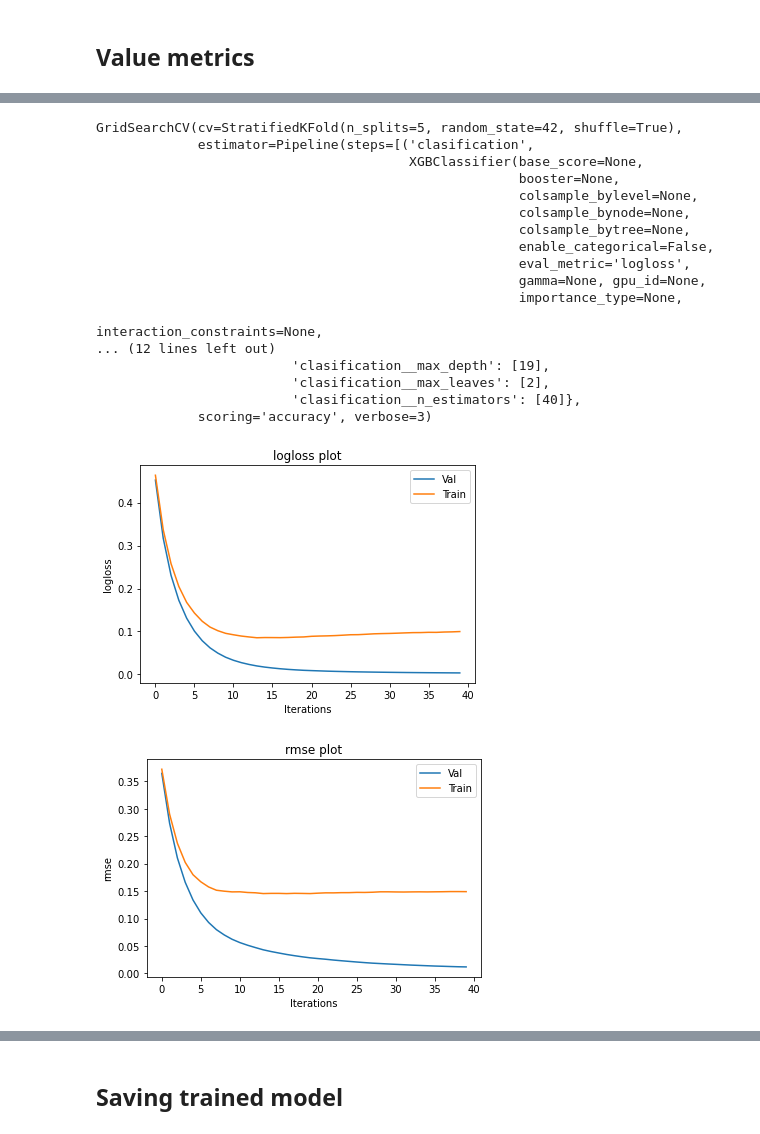
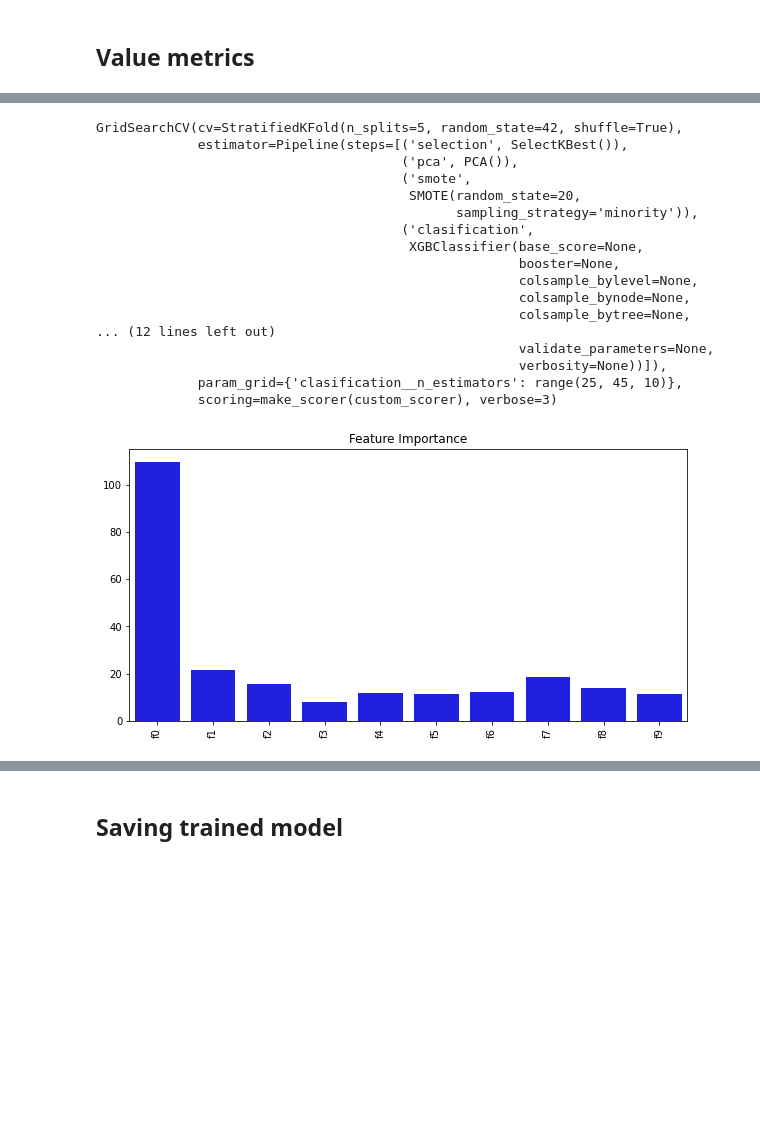
Before and after one commit to softgitron/team3-data-mining, a Jupyter notebook: src/xgboost_model.ipynb, the cells around one changed output, grey strips where cells are left out. Drawn from its saved outputs; the diff is of its cells as text; code cells hidden in the pictures; blank space fills up the shorter version.

Commit message:
# Changes to XGBOOST preprocessing part and Hyper parameter optimisation part.

```diff
--- a/src/xgboost_model.ipynb
+++ b/src/xgboost_model.ipynb
@@ -30,16 +33,8 @@ environment_variables = dir()
 ## Definition of model related constants
 # %%
 # Input parameters
-TRAINING_FILES = ["../data/original/training_dataset.csv"
-, "..\data\preprocessed\difference_preprocessed_training_dataset.csv"
-, "..\data\preprocessed\ole_RemoveOutliers_and_preprocessing_pipe_training_dataset.csv"]
-EVALUATION_FILES = ["../data/original/evaluation_dataset.csv"
-, "..\data\preprocessed\difference_preprocessed_evaluation_dataset.csv"
-, "..\data\preprocessed\ole_RemoveOutliers_and_preprocessing_pipe_evaluation_dataset.csv"]
-
-FILE_N = 0
-INPUT_TRAINING_FILE = TRAINING_FILES[FILE_N] # "../data/original/training_dataset.csv"
-INPUT_EVALUATION_FILE = EVALUATION_FILES[FILE_N] # "../data/original/evaluation_dataset.csv"
+INPUT_TRAINING_FILE =  "../data/original/training_dataset.csv"
+INPUT_EVALUATION_FILE = "../data/original/evaluation_dataset.csv"
 
 # Output parameters
 METHOD_NAME = "xgboost"
@@ -55,6 +50,8 @@ HYPER_PARAMETER_CLASS_WEIGHT = "balanced"
 HYPER_PARAMETER_OPTIMIZATION_SCORING = "accuracy"
 HYPER_PARAMETER_OPTIMIZATION_CV = 5
 
+HYPER_PARAMETER_OPTIMIZATION_BETA = 2
+
 # Cross validation parameters
 CROSS_VALIDATION_CV = 5
 
@@ -66,9 +63,9 @@ LABELS = ["Operational", "Bankrupt"]
 RANDOM_SEED = 42
 #####################
 
+def custom_scorer(y_true, y_pred):
+    return fbeta_score(y_true, y_pred, beta=HYPER_PARAMETER_OPTIMIZATION_BETA)
 
-
-metrics =  ['logloss', 'error']
 metrics =  ['logloss','rmse']
 # %%
 training_dataset = pd.read_csv(INPUT_TRAINING_FILE, engine="python", delimiter=",")
@@ -153,9 +150,9 @@ Pipeline(steps=[('clasification',
 # K-fold parameters
 cv = StratifiedKFold(n_splits=HYPER_PARAMETER_OPTIMIZATION_CV, shuffle=True, random_state=RANDOM_SEED)
 
-grid_estimator = GridSearchCV(xgb_pipeline
+grid_estimator = GridSearchCV(pipeline
                             , parameters
-                            , scoring=HYPER_PARAMETER_OPTIMIZATION_SCORING
+                            , scoring=make_scorer(custom_scorer)#HYPER_PARAMETER_OPTIMIZATION_SCORING# make_scorer(custom_scorer)#scoring=HYPER_PARAMETER_OPTIMIZATION_SCORING
                             , cv=cv
                             , verbose = 3 # Recomended to see the level
                             )
@@ -173,6 +170,6 @@ def grid_search_results(grid, params1, params2, name1, name2):
 # %%
 
 grid_estimator.fit(training_features, training_targets
-, clasification__eval_metric = metrics
-, clasification__eval_set=[[training_features, training_targets],[evaluation_features,evaluation_targets]])
+, clasification__eval_metric = metrics )
+# , clasification__eval_set=[[training_features, training_targets],[evaluation_features,evaluation_targets]])
 # %% [output]
@@ -221,10 +202,10 @@ Best model: Acc. Score = 0.967280, with parameters {'clasification__learning_rat
 # %%
 from sklearn.model_selection import cross_val_score
 
-scores = cross_val_score(xgb_pipeline, training_features, training_targets, cv=cv, scoring = 'roc_auc')
+scores = cross_val_score(pipeline, training_features, training_targets, cv=cv, scoring = 'roc_auc')
 print("roc_auc = %f (%f)" % (scores.mean(), scores.std()))
 
 evaluation_estimates = grid_estimator.predict(evaluation_features)
-scores = cross_val_score(xgb_pipeline, evaluation_targets, evaluation_estimates, cv=cv, scoring = 'roc_auc')
+scores = cross_val_score(pipeline, evaluation_targets, evaluation_estimates, cv=cv, scoring = 'roc_auc')
 print("roc_auc of evaluation %f (%f)" % (scores.mean(), scores.std()))
 # %% [output]
@@ -337,45 +323,44 @@ def plot_xgb(params,scores,epo):
 
 
 
 print(grid_estimator)
-results = grid_estimator.best_estimator_.named_steps["clasification"].evals_result()
-# grid_estimator.best_estimator_.evals_result()
+# results = grid_estimator.best_estimator_.named_steps["clasification"].evals_result()
+# # grid_estimator.best_estimator_.evals_result()
 
-plot_xgb(metrics,results,grid_estimator.best_params_['clasification__n_estimators'])
+# plot_xgb(metrics,results,grid_estimator.best_params_['clasification__n_estimators'])
 
 
 f, ax = plt.subplots(figsize=(10,5))
 # Plot of features
 
 keys  = evaluation_dataset.columns.to_list()
 yy = grid_estimator.best_estimator_.named_steps["clasification"].feature_importances_
 
 feature_important  = grid_estimator.best_estimator_.named_steps["clasification"].get_booster().get_score(importance_type='gain')
 keys = list(feature_important.keys())
 yy = list(feature_important.values())
 
 
 plot = sns.barplot(x=keys, y=yy, color='blue')
 ax.set_title('Feature Importance')
 plot.set_xticklabels(plot.get_xticklabels(),rotation='vertical')
 plt.show()
 # %% [output]
 GridSearchCV(cv=StratifiedKFold(n_splits=5, random_state=42, shuffle=True),
-             estimator=Pipeline(steps=[('clasification',
+             estimator=Pipeline(steps=[('selection', SelectKBest()),
+                                       ('pca', PCA()),
+                                       ('smote',
+                                        SMOTE(random_state=20,
+                                              sampling_strategy='minority')),
+                                       ('clasification',
                                         XGBClassifier(base_score=None,
                                                       booster=None,
                                                       colsample_bylevel=None,
                                                       colsample_bynode=None,
                                                       colsample_bytree=None,
-                                                      enable_categorical=False,
-                                                      eval_metric='logloss',
-                                                      gamma=None, gpu_id=None,
-                                                      importance_type=None,
-                                                      interaction_constraints=None,
 ... (12 lines left out)
-                         'clasification__max_depth': [19],
-                         'clasification__max_leaves': [2],
-                         'clasification__n_estimators': [40]},
-             scoring='accuracy', verbose=3)
+                                                      validate_parameters=None,
+                                                      verbosity=None))]),
+             param_grid={'clasification__n_estimators': range(25, 45, 10)},
+             scoring=make_scorer(custom_scorer), verbose=3)
-[figure, old version]
+[figure, new version]
-[figure, removed]
```
Also changed, not shown: parts of 10 cells of this notebook.
